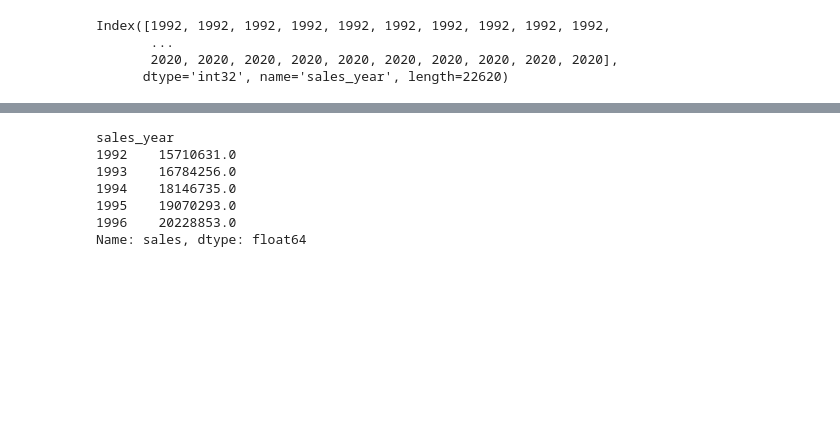
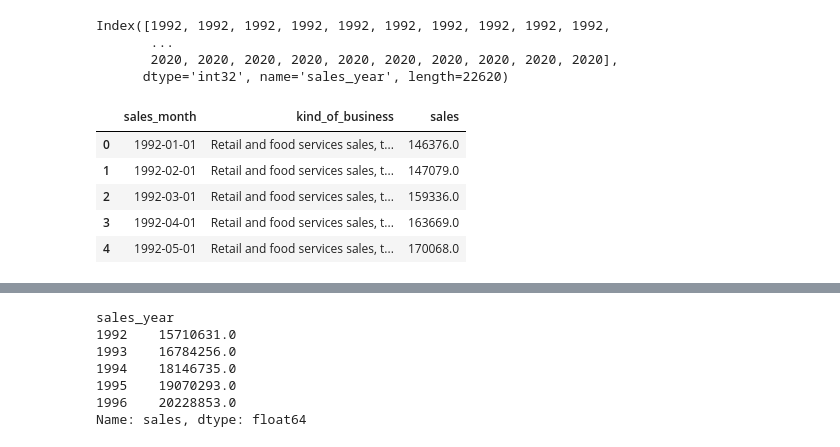
Before and after one commit to GichukiEdwin/Advanced_EDA_and_Feature_Engineering, a Jupyter notebook: retail_sales.ipynb, the cells around one changed output, grey strips where cells are left out. Drawn from its saved outputs; the diff is of its cells as text; code cells hidden in the pictures; blank space fills up the shorter version.

```diff
--- a/retail_sales.ipynb
+++ b/retail_sales.ipynb
@@ -118,4 +118,18 @@ Index([1992, 1992, 1992, 1992, 1992, 1992, 1992, 1992, 1992, 1992,
        ...
        2020, 2020, 2020, 2020, 2020, 2020, 2020, 2020, 2020, 2020],
       dtype='int32', name='sales_year', length=22620)
+# %%
+monthly_food_sales = (df[df['kind_of_business']=='Retail and food services sales, total']
+ .reset_index()
+ .loc[:, ['sales_month', 'kind_of_business', 'sales']]
+ .sort_values('sales_month')
+)
+monthly_food_sales.head()
+# %% [output]
+|  | sales_month | kind_of_business | sales |
+| 0 | 1992-01-01 | Retail and food services sales, t... | 146376.0 |
+| 1 | 1992-02-01 | Retail and food services sales, t... | 147079.0 |
+| 2 | 1992-03-01 | Retail and food services sales, t... | 159336.0 |
+| 3 | 1992-04-01 | Retail and food services sales, t... | 163669.0 |
+| 4 | 1992-05-01 | Retail and food services sales, t... | 170068.0 |
 # %%
```
Also changed, not shown: parts of 1 cell of this notebook.
